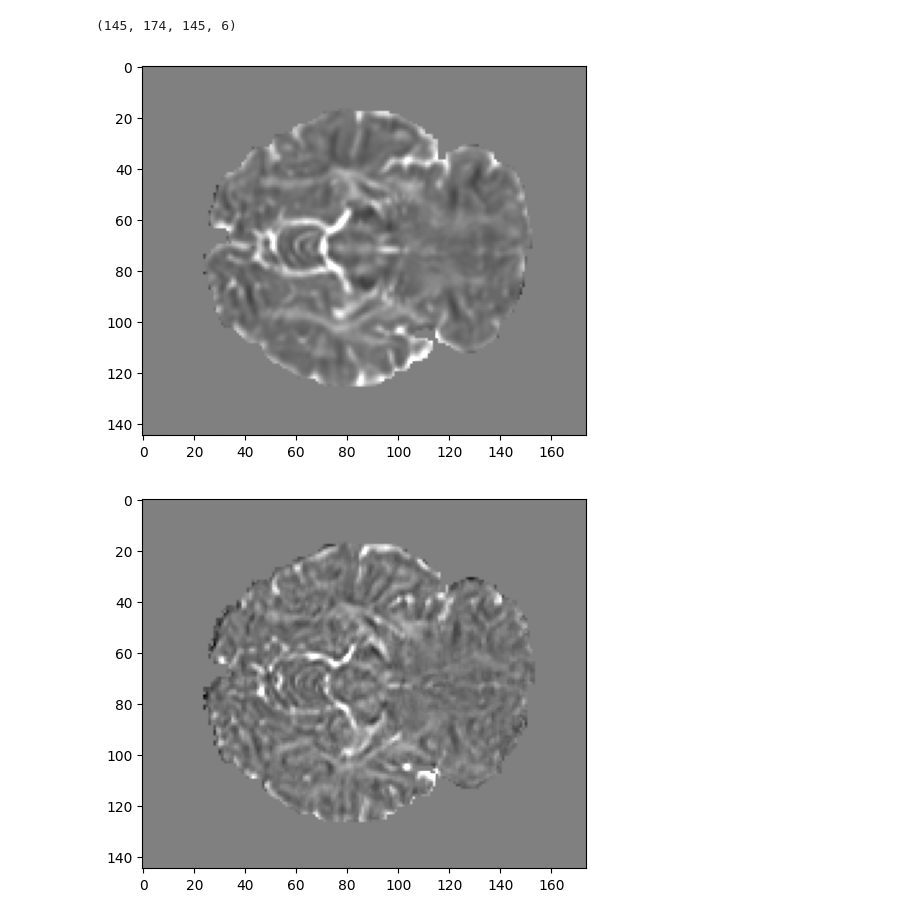
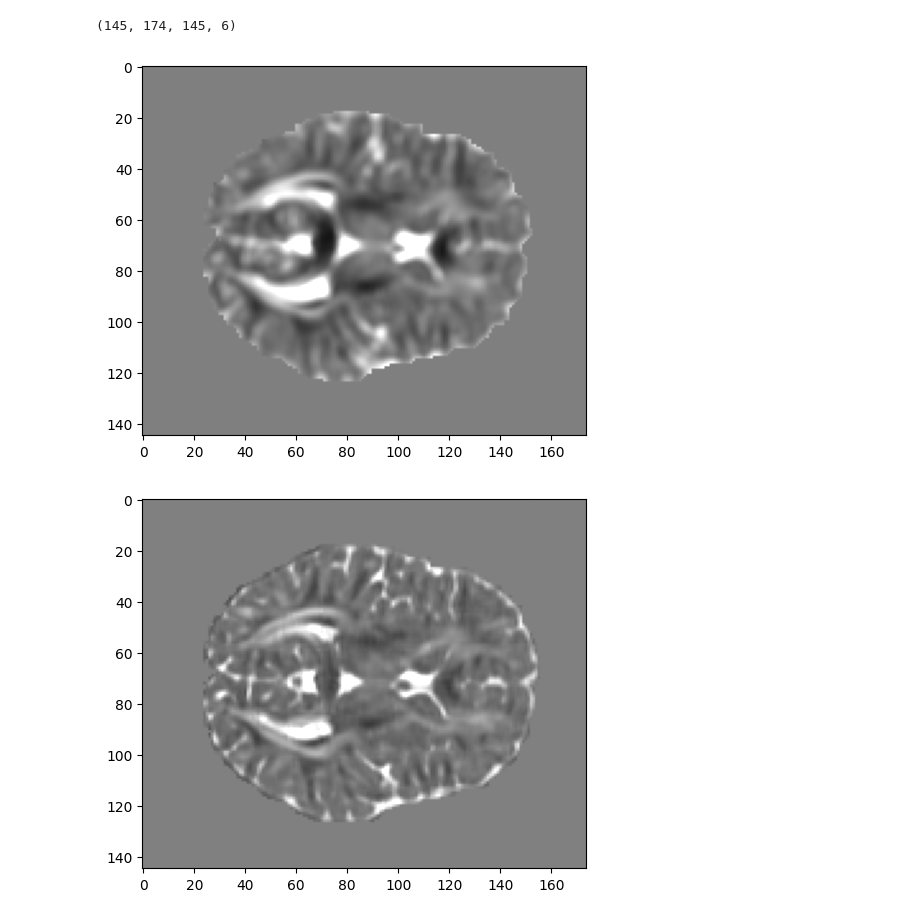
Before and after one commit to alpcicimen/IQT-Connectom-Improved, a Jupyter notebook: Notebooks/Test.ipynb, the cells around one changed output. Saved outputs shown, nothing was run; the diff lists cells and outputs as text; code cells hidden in the pictures.

```diff
--- a/Notebooks/Test.ipynb
+++ b/Notebooks/Test.ipynb
@@ -68,7 +69,19 @@ recon_model.shape
 # %%
+recon_model = np.zeros(test_data.shape(0) + (6,))
+
+overlap_map = np.zeros(test_data.shape(0) + (1,))
+
 for (i, j, k) in run_indices:
 
-    recon_model[i-7:i+8,
-                j-7:j+8,
-                k-7:k+8] = test_data.get_patch(0, [i, j, k], 15).numpy()
+    recon_model[i-8:i+8,
+                j-8:j+8,
+                k-8:k+8] += test_data.get_patch(0, [i, j, k], 16).numpy()
+
+    overlap_map[i-8:i+8,
+                j-8:j+8,
+                k-8:k+8] += 1
+
+overlap_map[overlap_map == 0] = 1
+
+recon_model = recon_model / overlap_map
 # %% [output]
@@ -107,11 +127,19 @@ model.load_weights(filepath="../output/Run27")
 # %%
 model_output = np.zeros(test_data.shape(0)+ (6,))
 
-model_output = model(recon_model[None,...])[0,...].numpy()
+# model_output = model(recon_model[None,...])[0,...].numpy()
 
-# for (i, j, k) in run_indices:
-#
-#     model_output[i-15:i+16,
-#                  j-15:j+16,
-#                  k-15:k+16] = model(test_data.get_patch(0, [i, j, k], 31)[None,...]).numpy()
+for (i, j, k) in run_indices:
+
+    model_output[i-8:i+8,
+                 j-8:j+8,
+                 k-8:k+8] += model([test_data.get_patch(0, [i,
+                                                            j,
+                                                            k], 16)[None,...],
+                                    test_data_t1.get_patch(0, [round(i * 1.25/0.7),
+                                                               round(j * 1.25/0.7),
+                                                               round(k * 1.25/0.7)], 32)[None,...]]).numpy()[0]
+
+
+model_output = model_output / overlap_map
 # %% [output]
@@ -137,10 +159,10 @@ target_tensors[target_data[...,0] != 0, :] = 0
 # %%
-plt.imshow(recon_model[:, :, 50, 3], cmap='gray', vmin=-3, vmax=3)
+plt.imshow(recon_model[:, :, 60, 3], cmap='gray', vmin=-3, vmax=3)
 plt.show()
-plt.imshow(model_output[:, :, 50, 3], cmap='gray', vmin=-3, vmax=3)
+plt.imshow(model_output[:, :, 60, 3], cmap='gray', vmin=-3, vmax=3)
 plt.show()
-plt.imshow(target_tensors[:, :, 50, 3], cmap='gray', vmin=-3, vmax=3)
+plt.imshow(target_tensors[:, :, 60, 3], cmap='gray', vmin=-3, vmax=3)
 plt.show()
 # %% [output]
-[figure, old version]
+[figure, new version]
-[figure, old version]
+[figure, new version]
```
Also changed, not shown: parts of 12 cells of this notebook, 6 other files.
